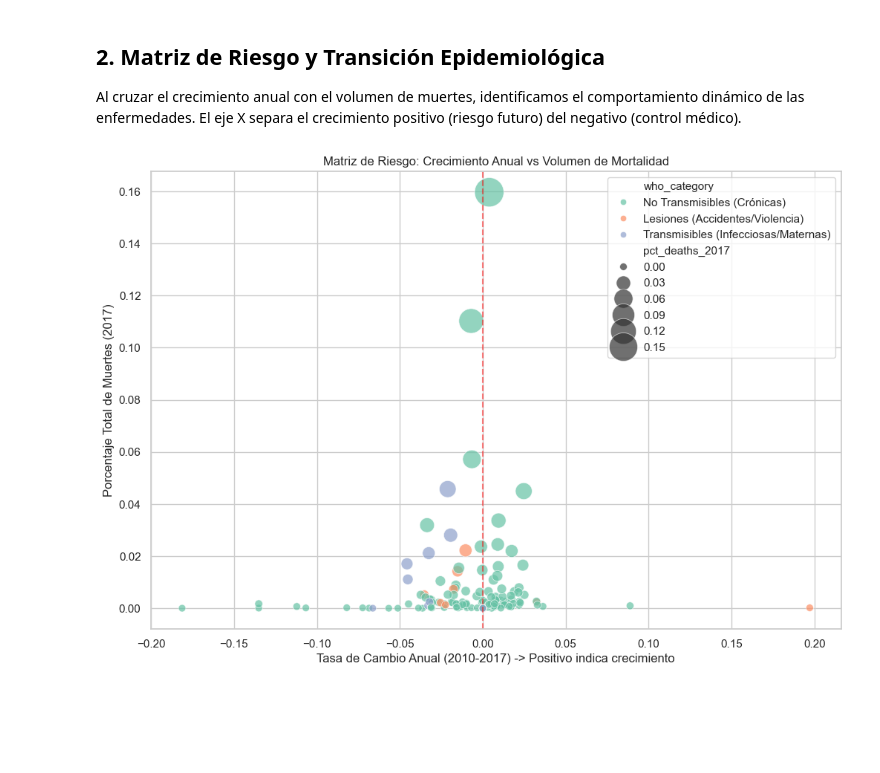
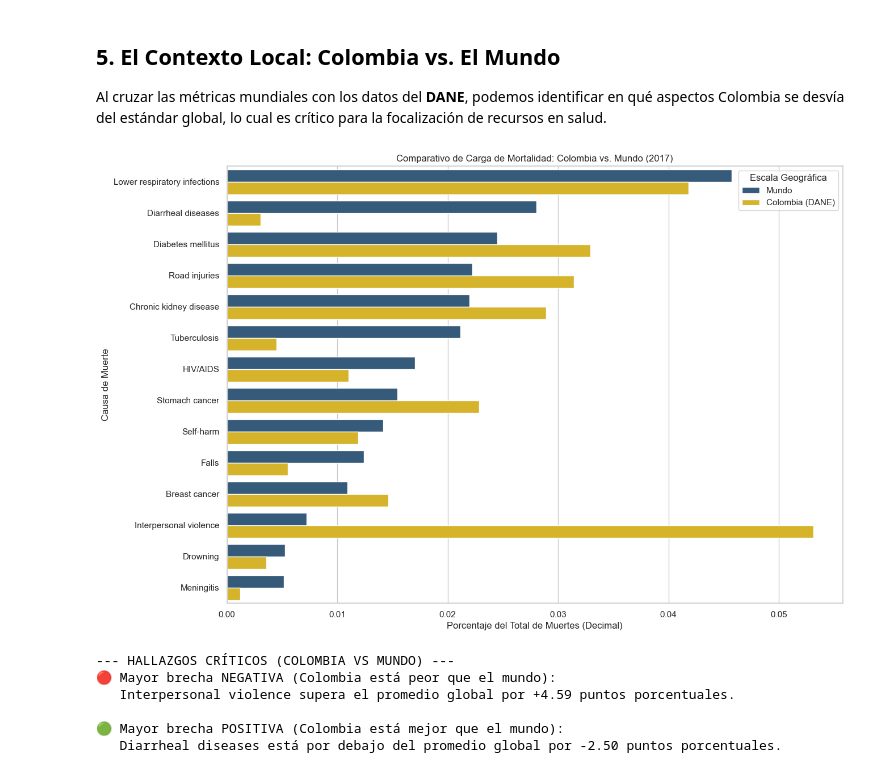
Before and after one commit to mateotorres2409/etl-act2-laboratory, a Jupyter notebook: notebooks/01_analisis_causas_muerte.ipynb, the cells around one changed output. Cells and saved outputs as stored; diff of their text form; code cells hidden in the pictures; blank space fills up the shorter version.

Commit message:
add source DANE

```diff
--- a/notebooks/01_analisis_causas_muerte.ipynb
+++ b/notebooks/01_analisis_causas_muerte.ipynb
@@ -34,17 +83,56 @@ plt.show()
 # %% [markdown]
-## 2. Matriz de Riesgo y Transición Epidemiológica
-Al cruzar el crecimiento anual con el volumen de muertes, identificamos el comportamiento dinámico de las enfermedades. El eje X separa el crecimiento positivo (riesgo futuro) del negativo (control médico).
+## 5. El Contexto Local: Colombia vs. El Mundo
+
+Al cruzar las métricas mundiales con los datos del **DANE**, podemos identificar en qué aspectos Colombia se desvía del estándar global, lo cual es crítico para la focalización de recursos en salud.
 # %%
-plt.figure(figsize=(12, 8))
-sns.scatterplot(
-    data=df, x='annual_change_2010_2017', y='pct_deaths_2017',
-    hue='who_category', size='pct_deaths_2017', sizes=(50, 800), alpha=0.7, palette='Set2'
+# Filtramos las causas con coincidencia en Colombia y preparamos los datos
+df_comparativo = df.dropna(subset=['pct_muertes_colombia']).copy()
+
+# Transformación a formato largo para poder graficar barras agrupadas
+df_transformado = df_comparativo.melt(
+    id_vars=['causa'], value_vars=['pct_muertes_global', 'pct_muertes_colombia'],
+    var_name='Ubicacion', value_name='Porcentaje_Muertes'
 )
-plt.axvline(x=0, color='red', linestyle='--', alpha=0.5)
-plt.title('Matriz de Riesgo: Crecimiento Anual vs Volumen de Mortalidad')
-plt.xlabel('Tasa de Cambio Anual (2010-2017) -> Positivo indica crecimiento')
-plt.ylabel('Porcentaje Total de Muertes (2017)')
+
+# Renombrar valores para la leyenda en español
+df_transformado['Ubicacion'] = df_transformado['Ubicacion'].replace({
+    'pct_muertes_global': 'Mundo',
+    'pct_muertes_colombia': 'Colombia (DANE)'
+})
+
+# Mantener el orden de mayor a menor impacto global
+orden_causas = df_comparativo.sort_values('pct_muertes_global', ascending=False)['causa']
+
+plt.figure(figsize=(14, 10))
+sns.barplot(
+    data=df_transformado, y='causa', x='Porcentaje_Muertes', hue='Ubicacion',
+    order=orden_causas, palette=['#2b5b84', '#f1c40f']
+)
+plt.title('Comparativo de Carga de Mortalidad: Colombia vs. Mundo (2017)')
+plt.xlabel('Porcentaje del Total de Muertes (Decimal)')
+plt.ylabel('Causa de Muerte')
+plt.legend(title='Escala Geográfica')
 plt.show()
 # %% [output]
-[figure, old version]
+[figure, new version]
+# %%
+# Cálculo de Hallazgos Numéricos (Diferencia en puntos porcentuales)
+df_comparativo['diferencia_pp'] = (df_comparativo['pct_muertes_colombia'] - df_comparativo['pct_muertes_global']) * 100
+
+mayor_riesgo = df_comparativo.loc[df_comparativo['diferencia_pp'].idxmax()]
+mayor_control = df_comparativo.loc[df_comparativo['diferencia_pp'].idxmin()]
+
+print("--- HALLAZGOS CRÍTICOS (COLOMBIA VS MUNDO) ---")
+print(f"🔴 Mayor brecha NEGATIVA (Colombia está peor que el mundo):")
+print(f"   {mayor_riesgo['causa']} supera el promedio global por +{mayor_riesgo['diferencia_pp']:.2f} puntos porcentuales.")
+print("")
+print(f"🟢 Mayor brecha POSITIVA (Colombia está mejor que el mundo):")
+print(f"   {mayor_control['causa']} está por debajo del promedio global por {mayor_control['diferencia_pp']:.2f} puntos porcentuales.")
+# %% [output]
+--- HALLAZGOS CRÍTICOS (COLOMBIA VS MUNDO) ---
+🔴 Mayor brecha NEGATIVA (Colombia está peor que el mundo):
+   Interpersonal violence supera el promedio global por +4.59 puntos porcentuales.
+
+🟢 Mayor brecha POSITIVA (Colombia está mejor que el mundo):
+   Diarrheal diseases está por debajo del promedio global por -2.50 puntos porcentuales.
 # %% [markdown]
```
Also changed, not shown: parts of 6 cells of this notebook, 16 other files.
